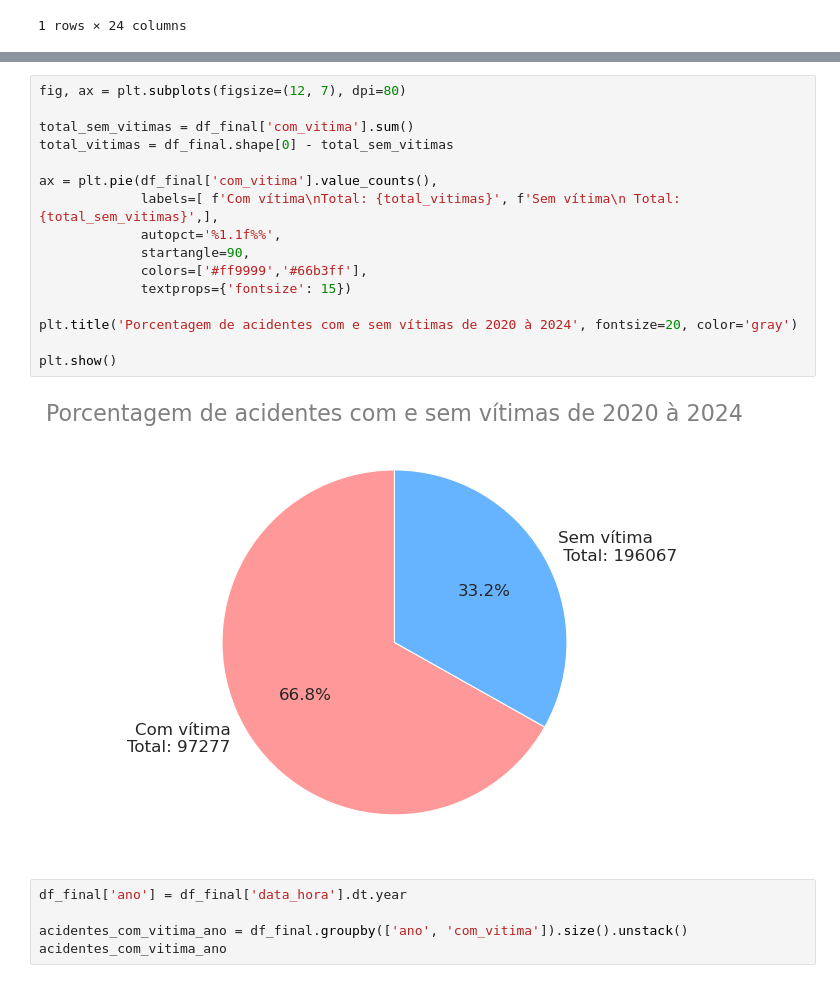
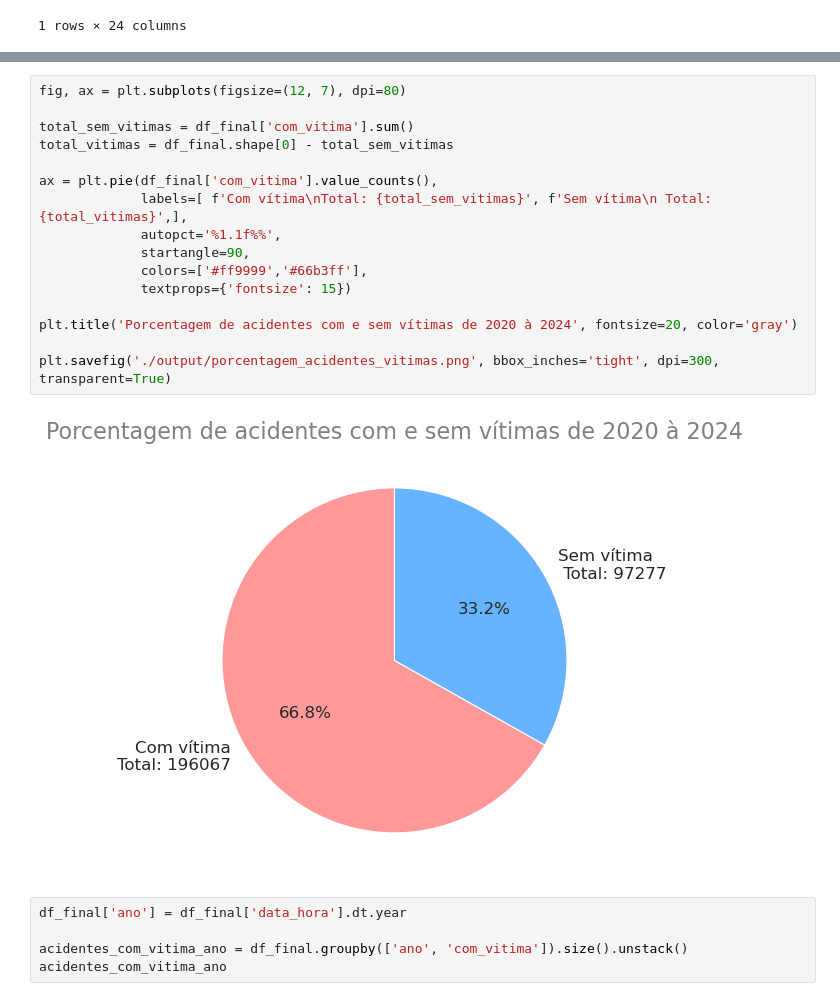
Before and after one commit to GuiBatalhoti/Dados_ANTT, a Jupyter notebook: acidentes.ipynb, the cells around one changed output, grey strips where cells are left out. Saved outputs shown, nothing was run; the diff lists cells and outputs as text.

```diff
--- a/acidentes.ipynb
+++ b/acidentes.ipynb
@@ -232,21 +232,21 @@ plt.show()
 # %%
 fig, ax = plt.subplots(figsize=(12, 7), dpi=80)
 
 total_sem_vitimas = df_final['com_vitima'].sum()
 total_vitimas = df_final.shape[0] - total_sem_vitimas
 
 ax = plt.pie(df_final['com_vitima'].value_counts(),
-             labels=[ f'Com vítima\nTotal: {total_vitimas}', f'Sem vítima\n Total: {total_sem_vitimas}',],
+             labels=[ f'Com vítima\nTotal: {total_sem_vitimas}', f'Sem vítima\n Total: {total_vitimas}',],
              autopct='%1.1f%%',
              startangle=90,
              colors=['#ff9999','#66b3ff'],
              textprops={'fontsize': 15})
 
 plt.title('Porcentagem de acidentes com e sem vítimas de 2020 à 2024', fontsize=20, color='gray')
 
-plt.show()
+plt.savefig('./output/porcentagem_acidentes_vitimas.png', bbox_inches='tight', dpi=300, transparent=True)
 # %% [output]
-[figure, old version]
+[figure, new version]
 # %%
 df_final['ano'] = df_final['data_hora'].dt.year
 
```
Also changed, not shown: parts of 5 cells of this notebook, 15 other files.
